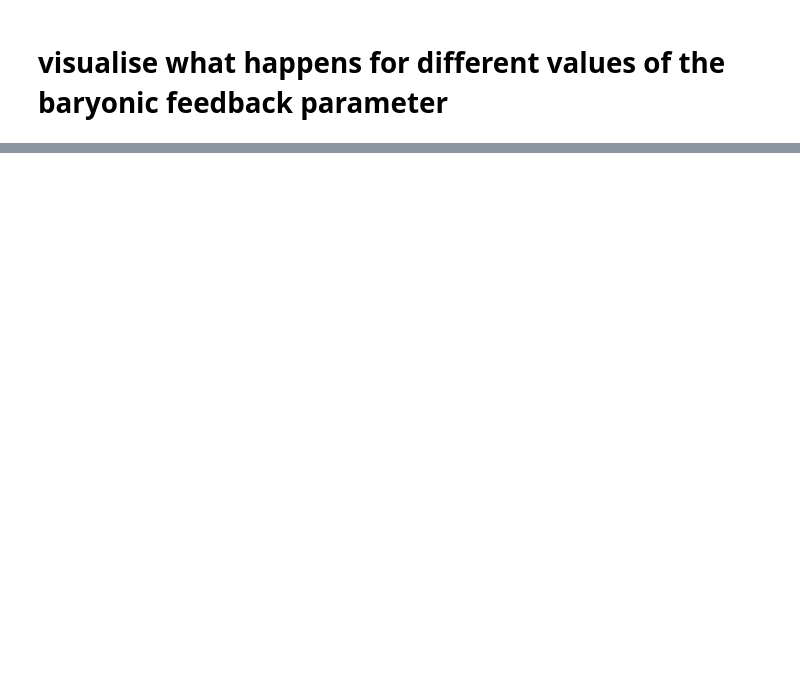
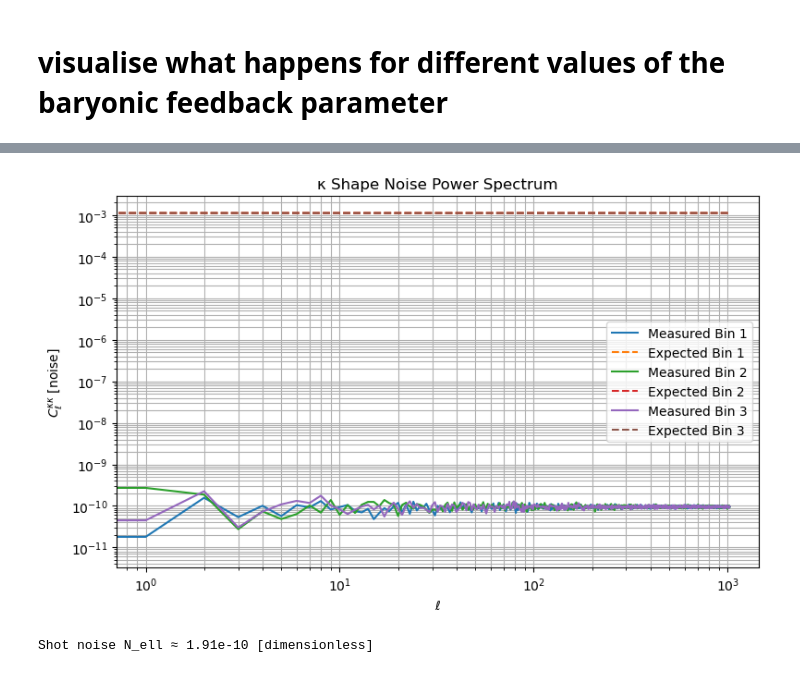
Before and after one commit to pltaylor16/BNTSmooth, a Jupyter notebook: build.ipynb, the cells around one changed output, grey strips where cells are left out. Saved outputs shown, nothing was run; the diff lists cells and outputs as text; code cells hidden in the pictures; blank space fills up the shorter version.

```diff
--- a/build.ipynb
+++ b/build.ipynb
@@ -684,0 +427,53 @@ sim.cosmo
+# %%
+# --- Step 4: Compute expected shot-noise angular power spectrum ---
+expected_nl_list = []
+for i, (sigma_eps, n_eff) in enumerate(zip(sigma_eps_list, n_eff_list)):
+    N_ell = (sigma_eps**2) / (2 * n_eff)  # in κ² units, flat in ℓ
+    expected_nl_list.append(np.full(sim.l_max + 1, N_ell))
+
+# --- Step 5: Generate noise-only κ maps and compute their Cls ---
+noise_maps = sim.generate_noise_only_kappa_maps()
+noise_cls = []
+for noise_map in noise_maps:
+    cl = hp.anafast(noise_map, lmax=sim.l_max)
+    noise_cls.append(cl)
+
+# --- Step 6: Plot the measured and expected κ noise power spectra ---
+ell = np.arange(len(noise_cls[0]))
+
+plt.figure(figsize=(8, 5))
+for i, cl in enumerate(noise_cls):
+    plt.plot(ell, cl, label=f'Measured Bin {i+1}', ls='-')
+    plt.plot(ell, expected_nl_list[i], label=f'Expected Bin {i+1}', ls='--')
+
+plt.xlabel(r'$\ell$')
+plt.ylabel(r'$C_\ell^{\kappa\kappa}$ [noise]')
+plt.yscale('log')
+plt.xscale('log')
+plt.title("κ Shape Noise Power Spectrum")
+plt.legend()
+plt.grid(True, which='both')
+plt.tight_layout()
+plt.show()import numpy as np
+
+def compute_shear_shot_noise(sigma_eps=0.26, n_eff_arcmin2=27.1):
+    # Convert n_eff from arcmin^-2 to steradian^-1
+    n_eff_sr = n_eff_arcmin2 * (60 * 180 / np.pi)**2
+    return sigma_eps**2 / n_eff_sr
+
+N_ell = compute_shear_shot_noise()
+print(f"Shot noise N_ell ≈ {N_ell:.2e} [dimensionless]")
+# %% [output]
+[figure, added]
+# %%
+import numpy as np
+
+def compute_shear_shot_noise(sigma_eps=0.26, n_eff_arcmin2=30.):
+    # Convert n_eff from arcmin^-2 to steradian^-1
+    n_eff_sr = n_eff_arcmin2 * (60 * 180 / np.pi)**2
+    return sigma_eps**2 / n_eff_sr
+
+N_ell = compute_shear_shot_noise()
+print(f"Shot noise N_ell ≈ {N_ell:.2e} [dimensionless]")
+# %% [output]
+Shot noise N_ell ≈ 1.91e-10 [dimensionless]
```
Also changed, not shown: parts of 21 cells of this notebook, 1 other file.
